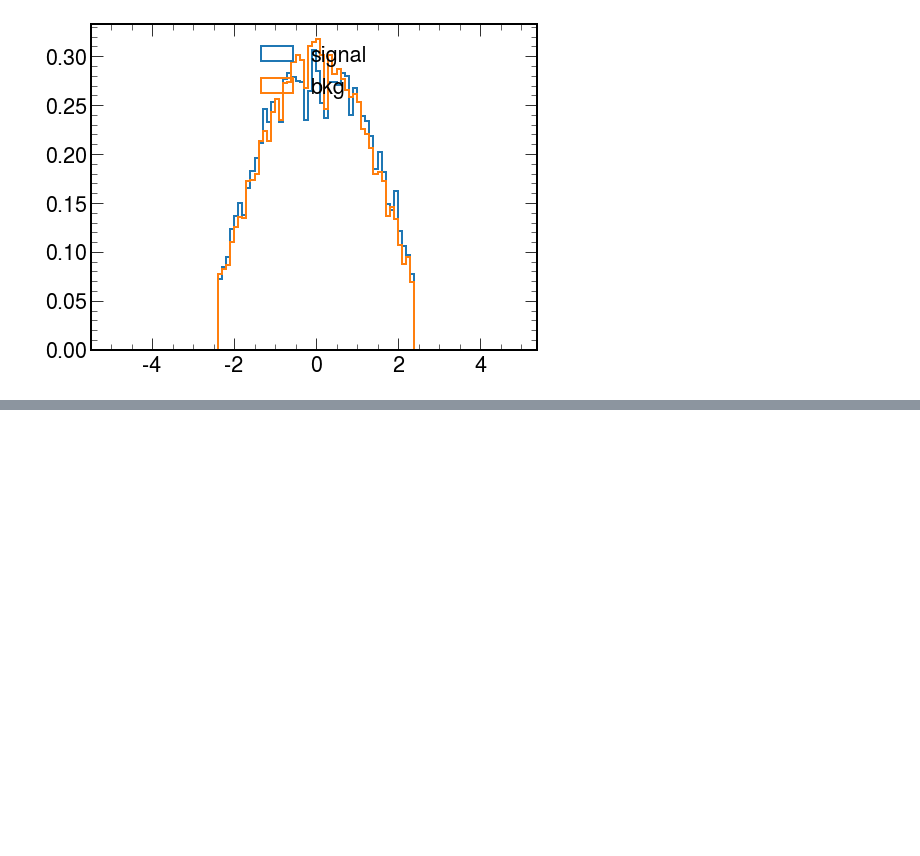
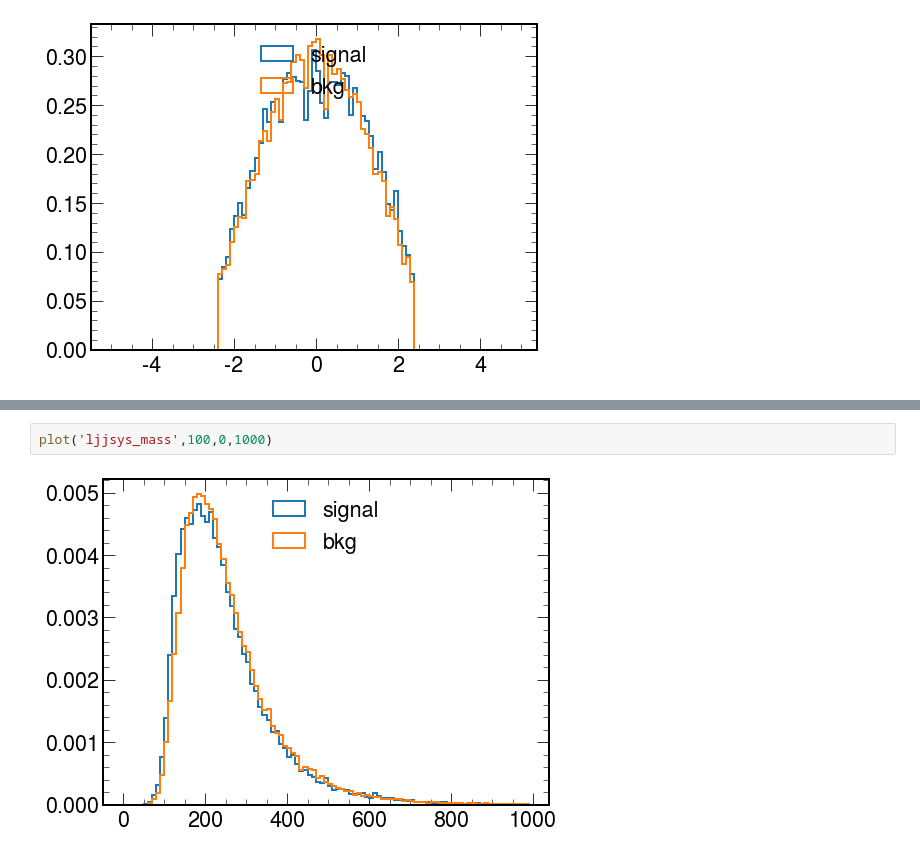
Before and after one commit to alaha999/AnalysisDatabase, a Jupyter notebook: VLLMVA/notebooks/Training2018_ttjets.ipynb, the cells around one changed output, grey strips where cells are left out. Saved outputs shown, nothing was run; the diff lists cells and outputs as text; blank space fills up the shorter version.

```diff
--- a/VLLMVA/notebooks/Training2018_ttjets.ipynb
+++ b/VLLMVA/notebooks/Training2018_ttjets.ipynb
@@ -391,0 +400,4 @@ plot('lep0_eta',100,-5,5)
+# %%
+plot('ljjsys_mass',100,0,1000)
+# %% [output]
+[figure, added]
```
Also changed, not shown: parts of 29 cells of this notebook.
